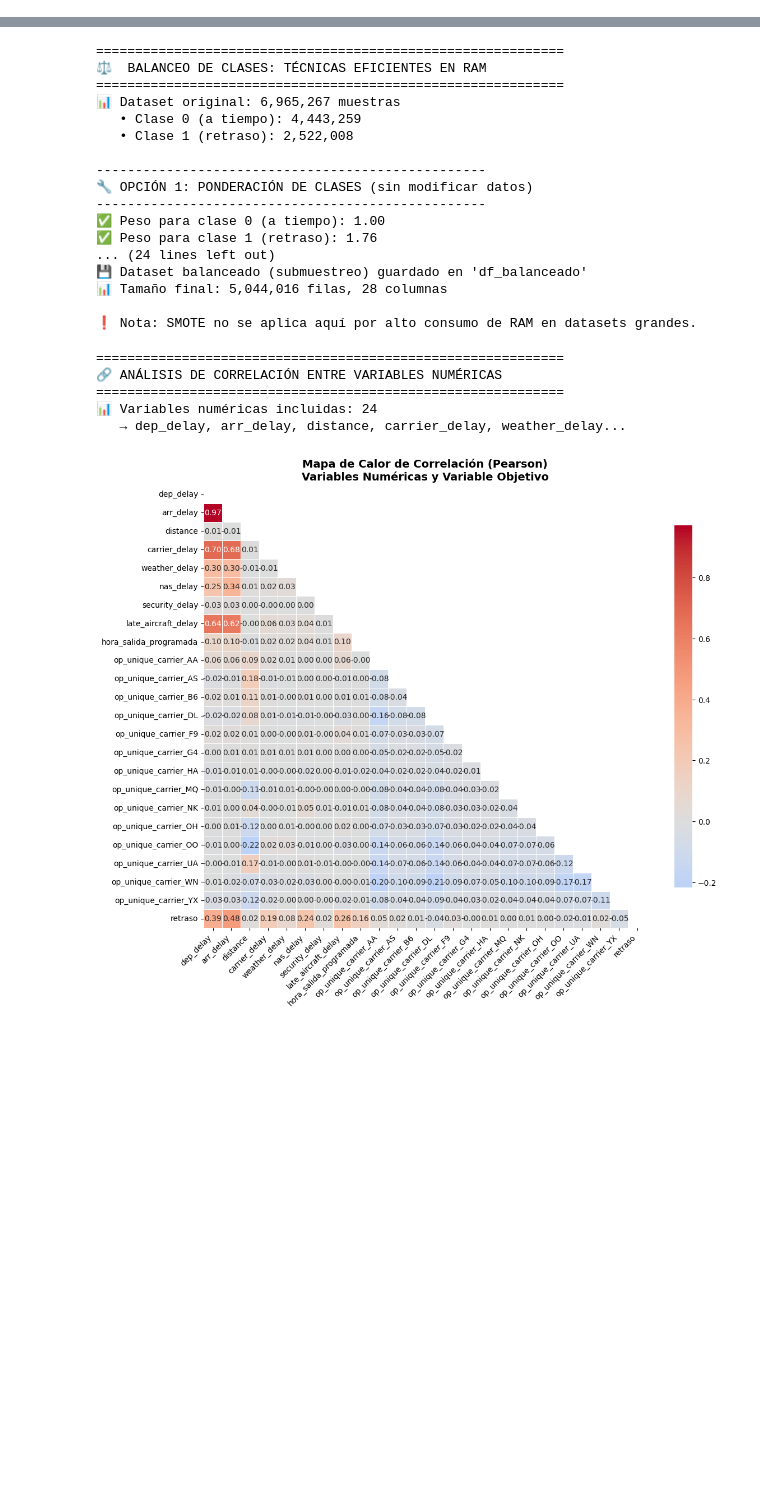
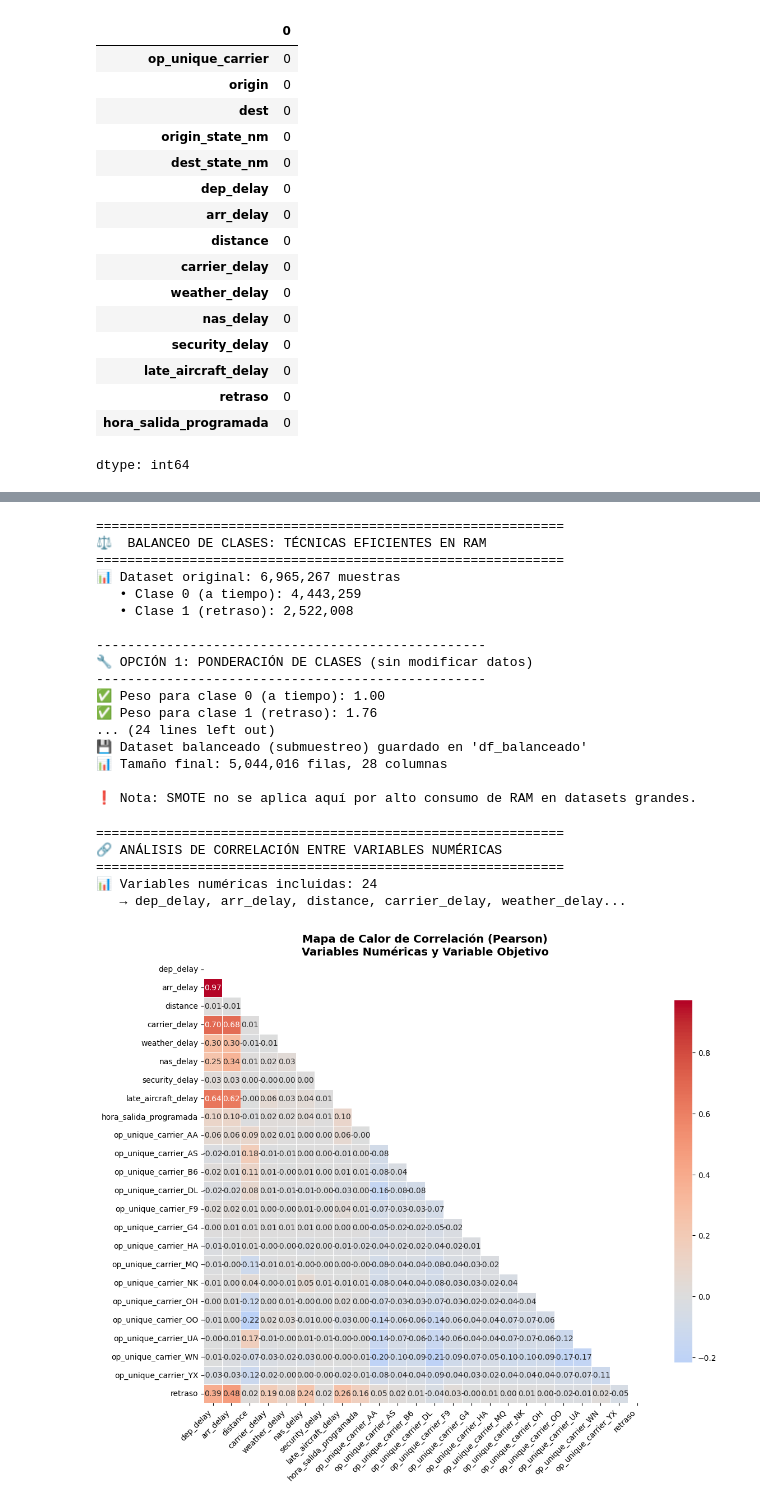
Before and after one commit to JAG-91/Flights-on-time, a Jupyter notebook: Flights_On_Time_Data_Science.ipynb, the cells around one changed output, grey strips where cells are left out. Drawn from its saved outputs; the diff is of its cells as text; code cells hidden in the pictures; blank space fills up the shorter version.

```diff
--- a/Flights_On_Time_Data_Science.ipynb
+++ b/Flights_On_Time_Data_Science.ipynb
@@ -158,3 +199,23 @@ License(s): CC0-1.0
+# %%
+df.isnull().sum()
+# %% [output]
+|  | 0 |
+| op_unique_carrier | 0 |
+| origin | 0 |
+| dest | 0 |
+| origin_state_nm | 0 |
+| dest_state_nm | 0 |
+| dep_delay | 0 |
+| arr_delay | 0 |
+| distance | 0 |
+| carrier_delay | 0 |
+| weather_delay | 0 |
+| nas_delay | 0 |
+| security_delay | 0 |
+| late_aircraft_delay | 0 |
+| retraso | 0 |
+| hora_salida_programada | 0 |
+dtype: int64
 # %%
 # ENCODING - ONE-HOT ENCODING (OPTIMIZADO PARA ALTA CARDINALIDAD)
 # Solo se aplica one-hot a variables con baja cardinalidad
```
Also changed, not shown: parts of 15 cells of this notebook.
